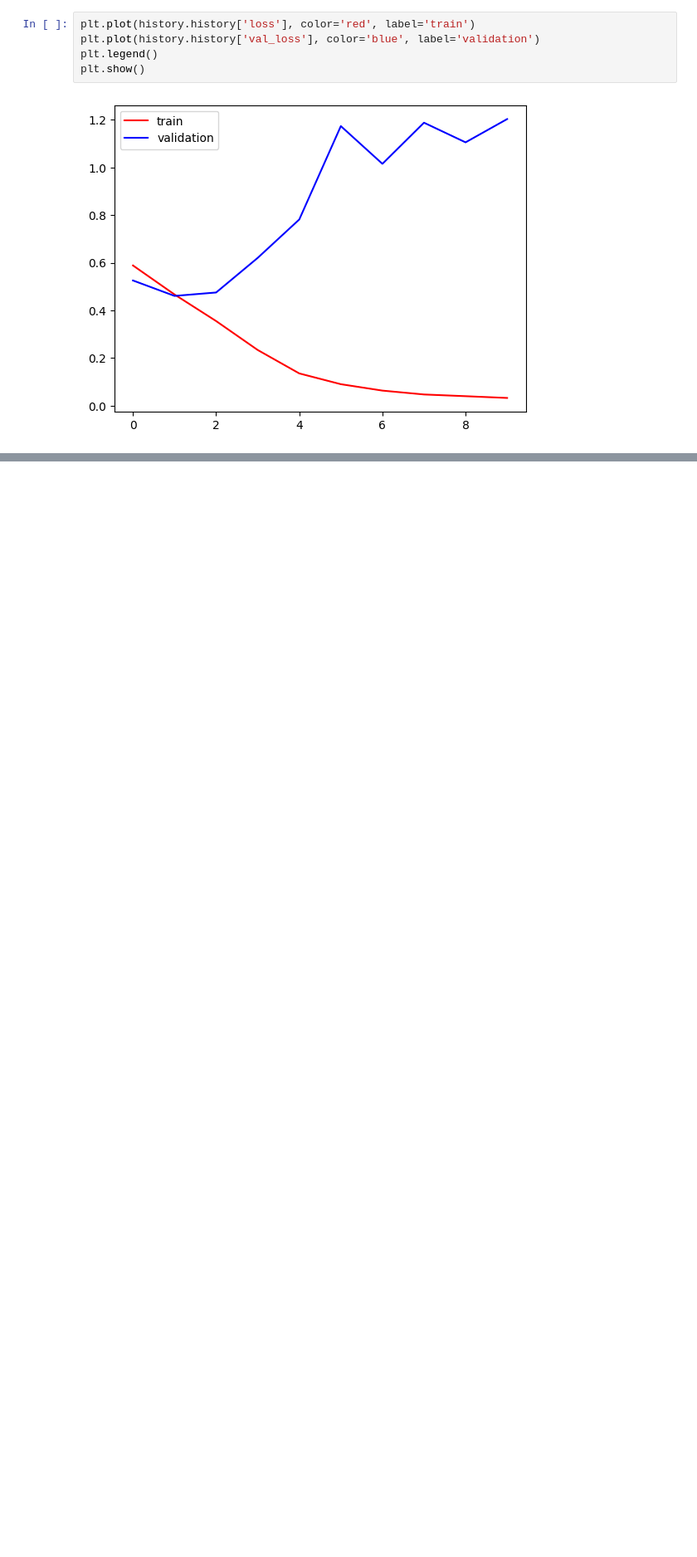
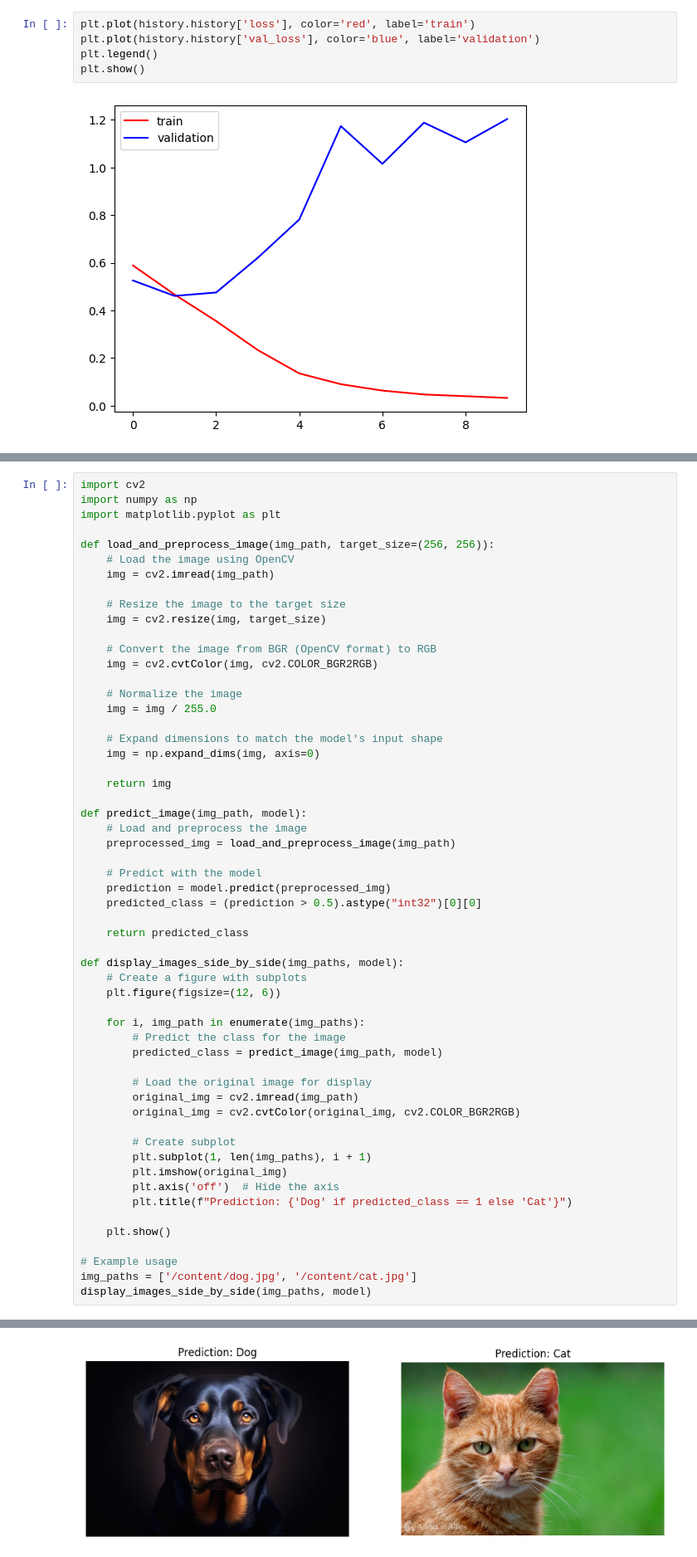
Before and after one commit to gautamsudip/Deep-Learning, a Jupyter notebook: cat vs dog classification.ipynb, the cells around one changed output, grey strips where cells are left out. Shown: that part at 83% size. Drawn from its saved outputs; the diff is of its cells as text; blank space fills up the shorter version.

Commit message:
using CNN

```diff
--- a/cat vs dog classification.ipynb
+++ b/cat vs dog classification.ipynb
@@ -123,0 +247,57 @@ plt.show()
+# %%
+import cv2
+import numpy as np
+import matplotlib.pyplot as plt
+
+def load_and_preprocess_image(img_path, target_size=(256, 256)):
+    # Load the image using OpenCV
+    img = cv2.imread(img_path)
+
+    # Resize the image to the target size
+    img = cv2.resize(img, target_size)
+
+    # Convert the image from BGR (OpenCV format) to RGB
+    img = cv2.cvtColor(img, cv2.COLOR_BGR2RGB)
+
+    # Normalize the image
+    img = img / 255.0
+
+    # Expand dimensions to match the model's input shape
+    img = np.expand_dims(img, axis=0)
+
+    return img
+
+def predict_image(img_path, model):
+    # Load and preprocess the image
+    preprocessed_img = load_and_preprocess_image(img_path)
+
+    # Predict with the model
+    prediction = model.predict(preprocessed_img)
+    predicted_class = (prediction > 0.5).astype("int32")[0][0]
+
+    return predicted_class
+
+def display_images_side_by_side(img_paths, model):
+    # Create a figure with subplots
+    plt.figure(figsize=(12, 6))
+
+    for i, img_path in enumerate(img_paths):
+        # Predict the class for the image
+        predicted_class = predict_image(img_path, model)
+
+        # Load the original image for display
+        original_img = cv2.imread(img_path)
+        original_img = cv2.cvtColor(original_img, cv2.COLOR_BGR2RGB)
+
+        # Create subplot
+        plt.subplot(1, len(img_paths), i + 1)
+        plt.imshow(original_img)
+        plt.axis('off')  # Hide the axis
+        plt.title(f"Prediction: {'Dog' if predicted_class == 1 else 'Cat'}")
+
+    plt.show()
+
+# Example usage
+img_paths = ['/content/dog.jpg', '/content/cat.jpg']
+display_images_side_by_side(img_paths, model)
+# %% [output]
@@ -123,0 +306 @@ plt.show()
+[figure, added]
```
Also changed, not shown: parts of 12 cells of this notebook.
